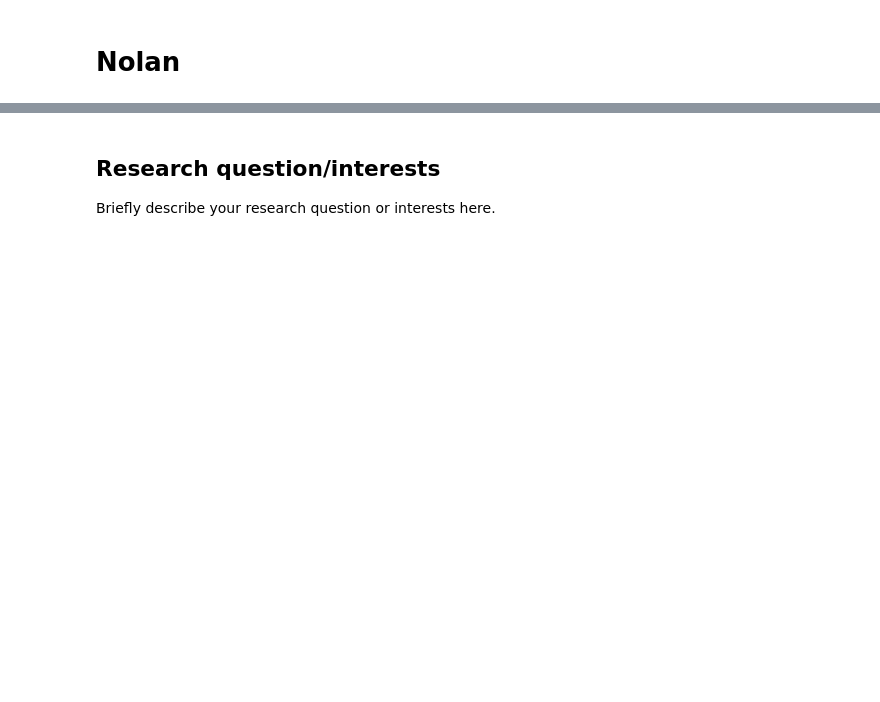
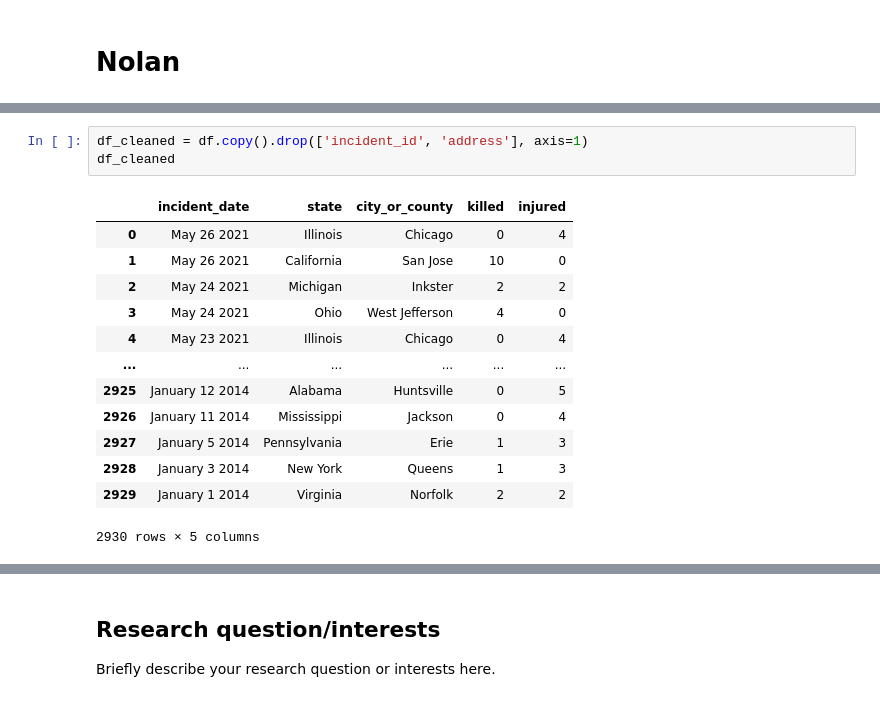
Before and after one commit to ubco-W2022T1-cosc301/project-group39, a Jupyter notebook: notebooks/analysis2.ipynb, the cells around one changed output, grey strips where cells are left out. Saved outputs shown, nothing was run; the diff lists cells and outputs as text; blank space fills up the shorter version.

```diff
--- a/notebooks/analysis2.ipynb
+++ b/notebooks/analysis2.ipynb
@@ -24,0 +70,17 @@ print(df)
+# %%
+df_cleaned = df.copy().drop(['incident_id', 'address'], axis=1)
+df_cleaned
+# %% [output]
+|  | incident_date | state | city_or_county | killed | injured |
+| 0 | May 26 2021 | Illinois | Chicago | 0 | 4 |
+| 1 | May 26 2021 | California | San Jose | 10 | 0 |
+| 2 | May 24 2021 | Michigan | Inkster | 2 | 2 |
+| 3 | May 24 2021 | Ohio | West Jefferson | 4 | 0 |
+| 4 | May 23 2021 | Illinois | Chicago | 0 | 4 |
+| ... | ... | ... | ... | ... | ... |
+| 2925 | January 12 2014 | Alabama | Huntsville | 0 | 5 |
+| 2926 | January 11 2014 | Mississippi | Jackson | 0 | 4 |
+| 2927 | January 5 2014 | Pennsylvania | Erie | 1 | 3 |
+| 2928 | January 3 2014 | New York | Queens | 1 | 3 |
+| 2929 | January 1 2014 | Virginia | Norfolk | 2 | 2 |
+2930 rows × 5 columns
```
Also changed, not shown: parts of 12 cells of this notebook, 2 other files.
